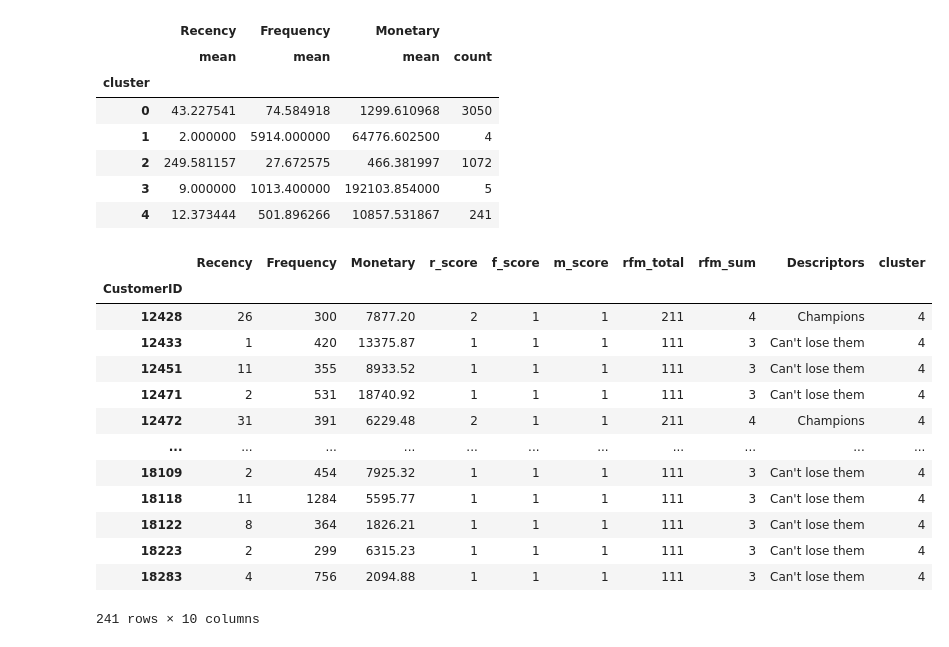
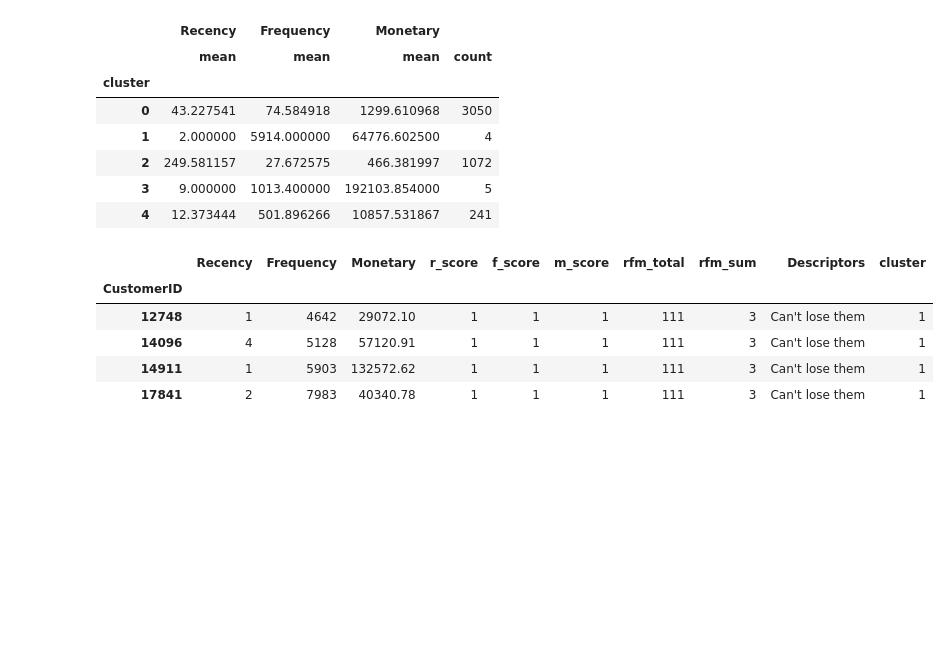
Before and after one commit to vincevertulfo/customer-segmentation, a Jupyter notebook: customer-segmentation.ipynb, the cells around one changed output. Saved outputs shown, nothing was run; the diff lists cells and outputs as text; code cells hidden in the pictures; blank space fills up the shorter version.

```diff
--- a/customer-segmentation.ipynb
+++ b/customer-segmentation.ipynb
@@ -377,19 +377,11 @@ grouped_df.groupby('cluster').agg({
 | 3 | 9.000000 | 1013.400000 | 192103.854000 | 5 |
 | 4 | 12.373444 | 501.896266 | 10857.531867 | 241 |
 # %%
-grouped_df.loc[grouped_df['cluster'] == 4]
+grouped_df.loc[grouped_df['cluster'] == 1]
 # %% [output]
 |  | Recency | Frequency | Monetary | r_score | f_score | m_score | rfm_total | rfm_sum | Descriptors | cluster |
 | CustomerID |  |  |  |  |  |  |  |  |  |  |
-| 12428 | 26 | 300 | 7877.20 | 2 | 1 | 1 | 211 | 4 | Champions | 4 |
-| 12433 | 1 | 420 | 13375.87 | 1 | 1 | 1 | 111 | 3 | Can't lose them | 4 |
-| 12451 | 11 | 355 | 8933.52 | 1 | 1 | 1 | 111 | 3 | Can't lose them | 4 |
-| 12471 | 2 | 531 | 18740.92 | 1 | 1 | 1 | 111 | 3 | Can't lose them | 4 |
-| 12472 | 31 | 391 | 6229.48 | 2 | 1 | 1 | 211 | 4 | Champions | 4 |
-| ... | ... | ... | ... | ... | ... | ... | ... | ... | ... | ... |
-| 18109 | 2 | 454 | 7925.32 | 1 | 1 | 1 | 111 | 3 | Can't lose them | 4 |
-| 18118 | 11 | 1284 | 5595.77 | 1 | 1 | 1 | 111 | 3 | Can't lose them | 4 |
-| 18122 | 8 | 364 | 1826.21 | 1 | 1 | 1 | 111 | 3 | Can't lose them | 4 |
-| 18223 | 2 | 299 | 6315.23 | 1 | 1 | 1 | 111 | 3 | Can't lose them | 4 |
-| 18283 | 4 | 756 | 2094.88 | 1 | 1 | 1 | 111 | 3 | Can't lose them | 4 |
+| 12748 | 1 | 4642 | 29072.10 | 1 | 1 | 1 | 111 | 3 | Can't lose them | 1 |
+| 14096 | 4 | 5128 | 57120.91 | 1 | 1 | 1 | 111 | 3 | Can't lose them | 1 |
+| 14911 | 1 | 5903 | 132572.62 | 1 | 1 | 1 | 111 | 3 | Can't lose them | 1 |
+| 17841 | 2 | 7983 | 40340.78 | 1 | 1 | 1 | 111 | 3 | Can't lose them | 1 |
-241 rows × 10 columns
```
